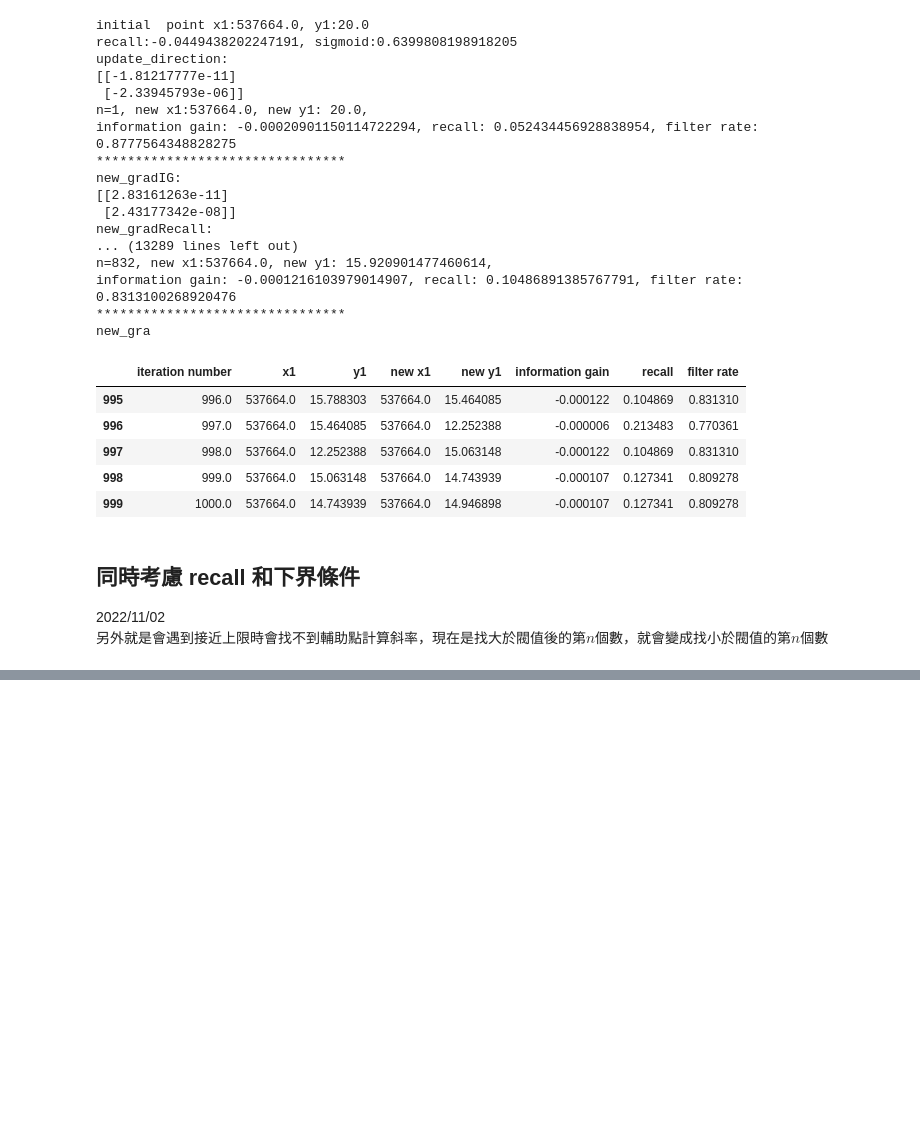
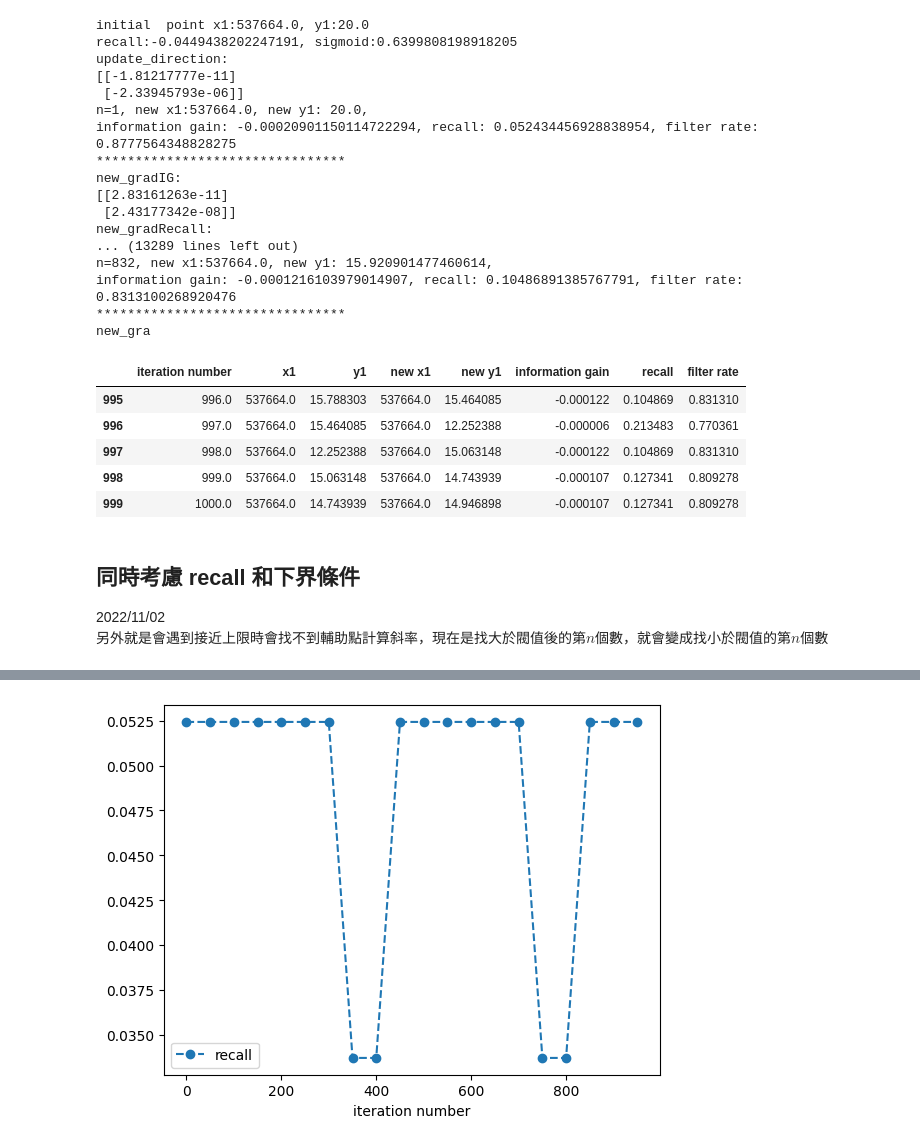
Before and after one commit to eason758/MetaEdge, a Jupyter notebook: 20221013牛頓法.ipynb, the cells around one changed output, grey strips where cells are left out. Saved outputs shown, nothing was run; the diff lists cells and outputs as text; code cells hidden in the pictures; blank space fills up the shorter version.

```diff
--- a/20221013牛頓法.ipynb
+++ b/20221013牛頓法.ipynb
@@ -613,7 +614,6 @@ def BFGSWithRecall(point0, x_name, y_name, data):
         new_grads = new_gradIG * sigmoid(recall) + information_gain * sigmoidDiff(recall) * new_gradRecall
 
         y = new_grads - grads
-        y = y.reshape((-1, 1))
         s = new_point - point
         denominator = 1 / (y.T @ s)
         li = np.eye(d) - (denominator * (s @ y.T))
@@ -689,0 +764,8 @@ results.tail()
+# %%
+if __name__ == '__main__':
+    np.random.seed(928)
+    x1 = intialPoint('Credit_Amt', train_set)
+    y1 = intialPoint('number_of_Credit', train_set)
+    print(f'initial  point x1:{x1}, y1:{y1}')
+    point = np.array([[x1], [y1]])
+    results = BFGSWithPenaltyRecall(point, x_name, y_name, train_set)
@@ -689,0 +877,16 @@ results.tail()
+# %%
+#hyperparameter
+SAR_type = 'TO_SAR'
+eps = 1e-1000
+N_max = 1000
+x_name = 'Credit_Amt'
+y_name = 'number_of_Credit'
+#step_size = np.array([[1e12], [1e6]])
+step_size = 1
+gamma = 1e-5
+auxiliary_point_select_behind_x = 3
+auxiliary_point_select_behind_y = 3
+upperbound = np.array([[train_set[x_name].max()], [train_set[y_name].max()]])
+sigmoid_b = 0.8
+sigmoid_w = 5
+father_entropy = Entropy(train_set, SAR_type)
@@ -689,0 +902,8 @@ results.tail()
+# %%
+if __name__ == '__main__':
+    np.random.seed(928)
+    x1 = intialPoint('Credit_Amt', train_set)
+    y1 = intialPoint('number_of_Credit', train_set)
+    print(f'initial  point x1:{x1}, y1:{y1}')
+    point = np.array([[x1], [y1]])
+    results = BFGSWithUpDownPenaltyRecall(point, x_name, y_name, upperbound, train_set)
@@ -689,0 +937,13 @@ results.tail()
+# %%
+x = np.arange(0, 999, 50)
+plt.figure()
+#plt.plot(x, results.loc[x, 'information gain'], 'o--')
+plt.plot(x, results.loc[x, 'recall'], 'o--', label= 'recall')
+#plt.plot(x, results.loc[x, 'filter rate'], 'o--')
+plt.xlabel('iteration number')
+#plt.legend(['information', 'recall', 'filter rate'])
+plt.legend()
+#plt.savefig('newton_928.png')
+plt.show()
+# %% [output]
+[figure, added]
```
Also changed, not shown: parts of 16 cells of this notebook, 6 other files.
